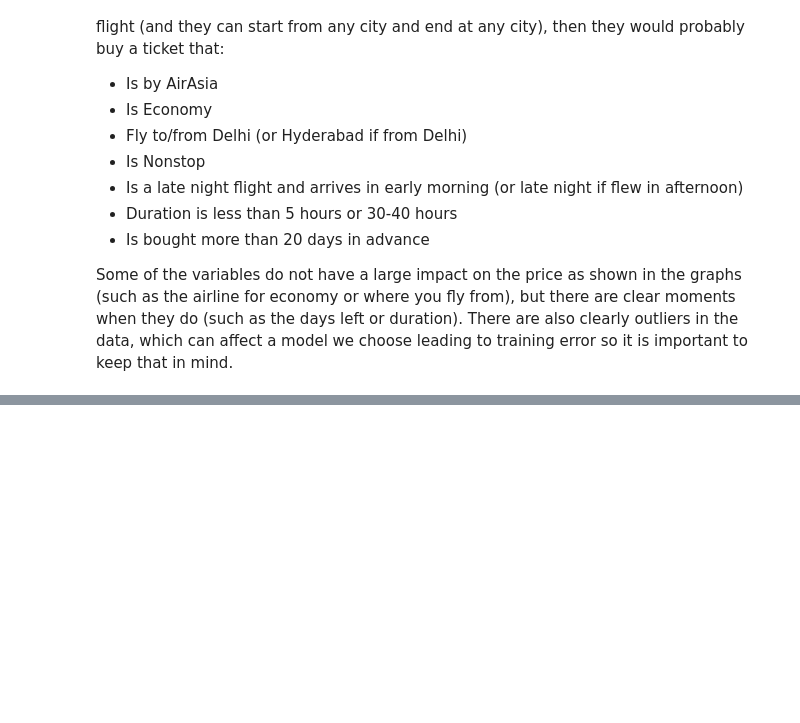
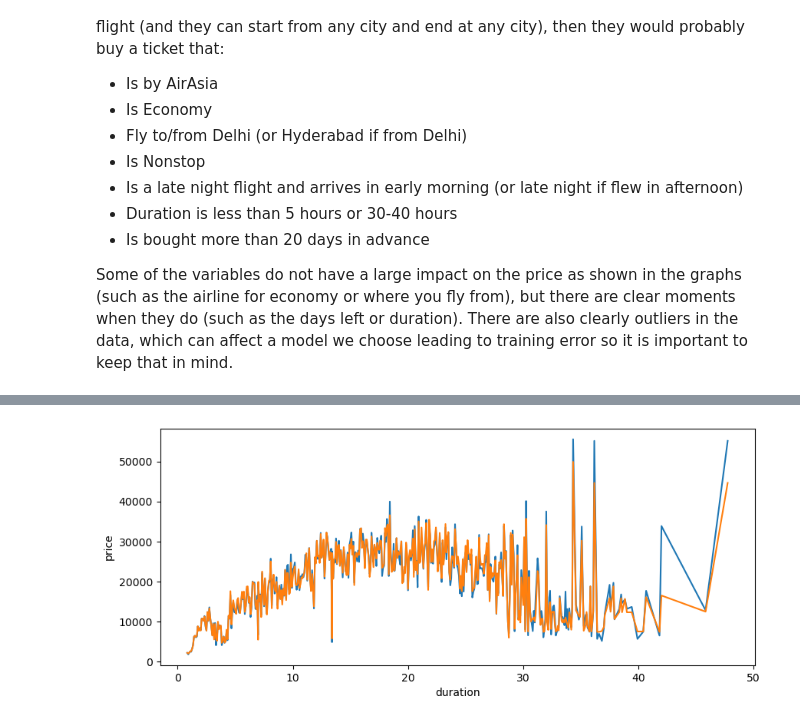
Before and after one commit to gharbarran-jhomar/flightdata, a Jupyter notebook: Flight_Price_Prediction.ipynb, the cells around one changed output, grey strips where cells are left out. Drawn from its saved outputs; the diff is of its cells as text; code cells hidden in the pictures; blank space fills up the shorter version.

```diff
--- a/Flight_Price_Prediction.ipynb
+++ b/Flight_Price_Prediction.ipynb
@@ -245,0 +488,7 @@ There are also clearly outliers in the data, which can affect a model we choose
+# %%
+plt.figure(figsize=(10, 4))
+sns.lineplot(x='duration', y='price', data=combinedDataset, errorbar=None)
+sns.lineplot(x='duration', y='Prediction', data=combinedDataset, errorbar=None)
+plt.show()
+# %% [output]
+[figure, added]
```
Also changed, not shown: parts of 35 cells of this notebook.
